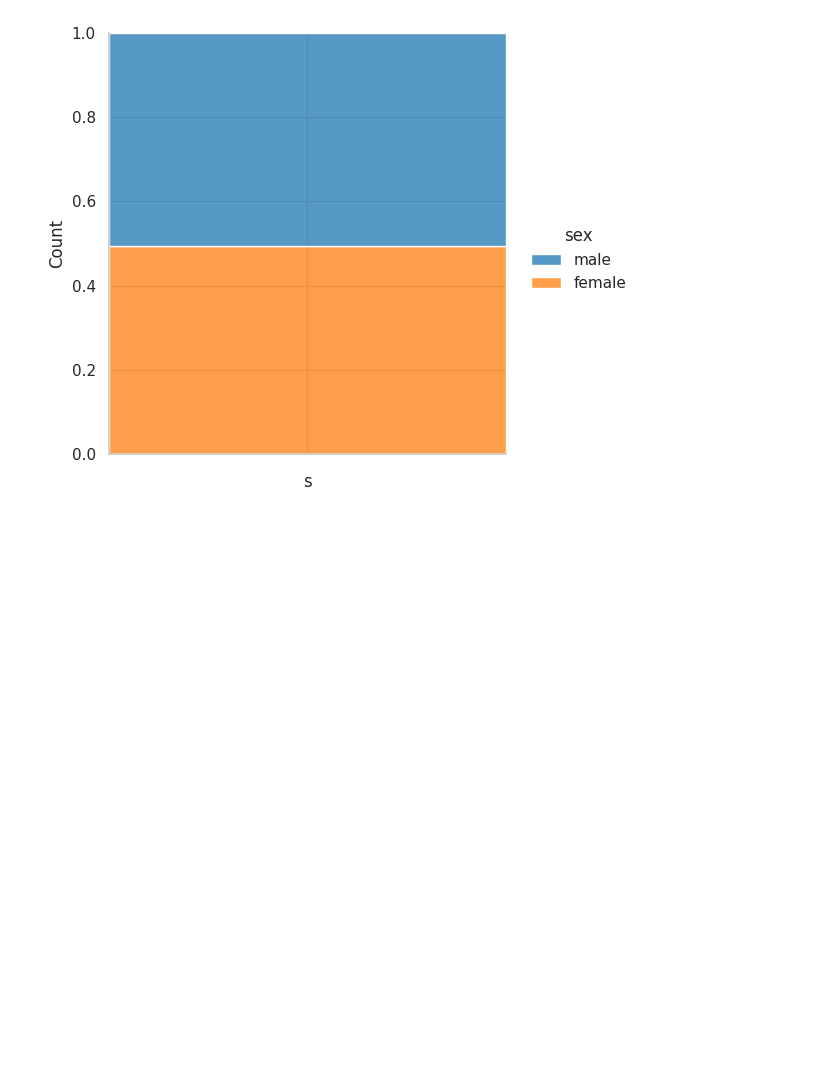
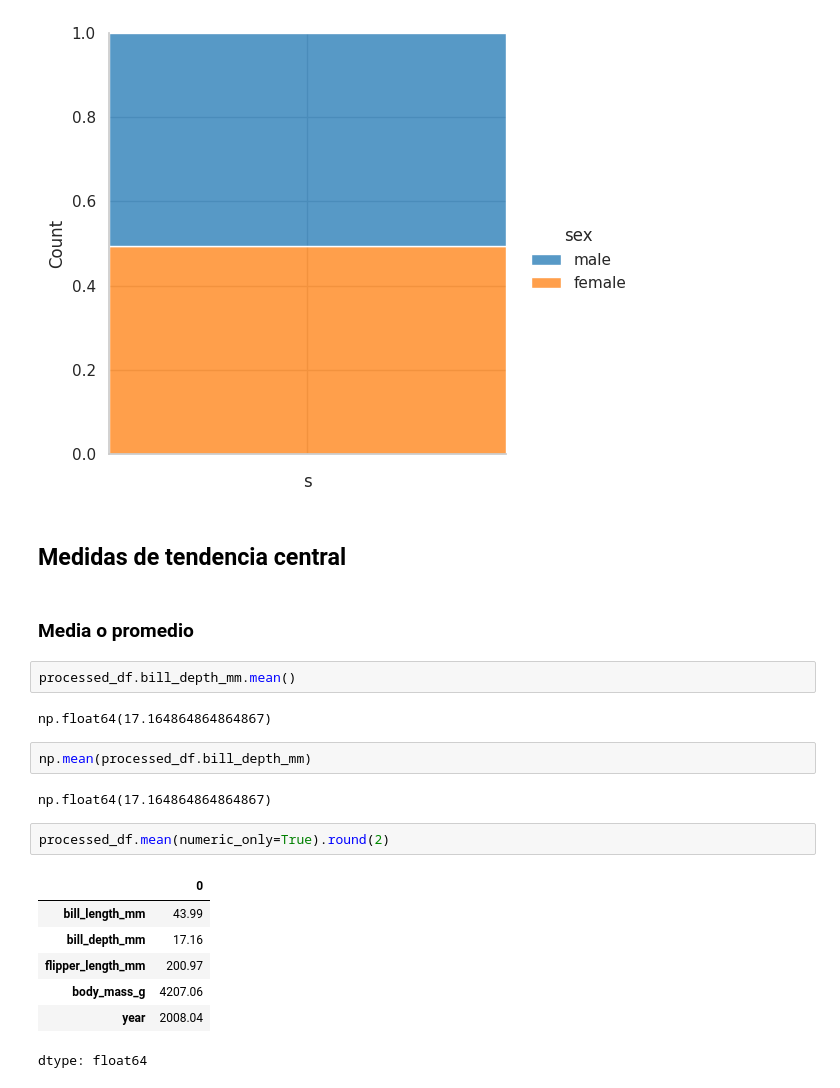
Before and after one commit to gabguagon/Py-EDA-penguins, a Jupyter notebook: penguins.ipynb, the cells around one changed output. Drawn from its saved outputs; the diff is of its cells as text; blank space fills up the shorter version.

Commit message:
Medidas de tendencia central

```diff
--- a/penguins.ipynb
+++ b/penguins.ipynb
@@ -515,3 +515,25 @@ sns.displot(
 # %% [output]
 <seaborn.axisgrid.FacetGrid at 0x...>
 [figure]
+# %% [markdown]
+## Medidas de tendencia central
+# %% [markdown]
+### Media o promedio
+# %%
+processed_df.bill_depth_mm.mean()
+# %% [output]
+np.float64(17.164864864864867)
+# %%
+np.mean(processed_df.bill_depth_mm)
+# %% [output]
+np.float64(17.164864864864867)
+# %%
+processed_df.mean(numeric_only=True).round(2)
+# %% [output]
+|  | 0 |
+| bill_length_mm | 43.99 |
+| bill_depth_mm | 17.16 |
+| flipper_length_mm | 200.97 |
+| body_mass_g | 4207.06 |
+| year | 2008.04 |
+dtype: float64
```
Also changed, not shown: parts of 5 cells of this notebook.
